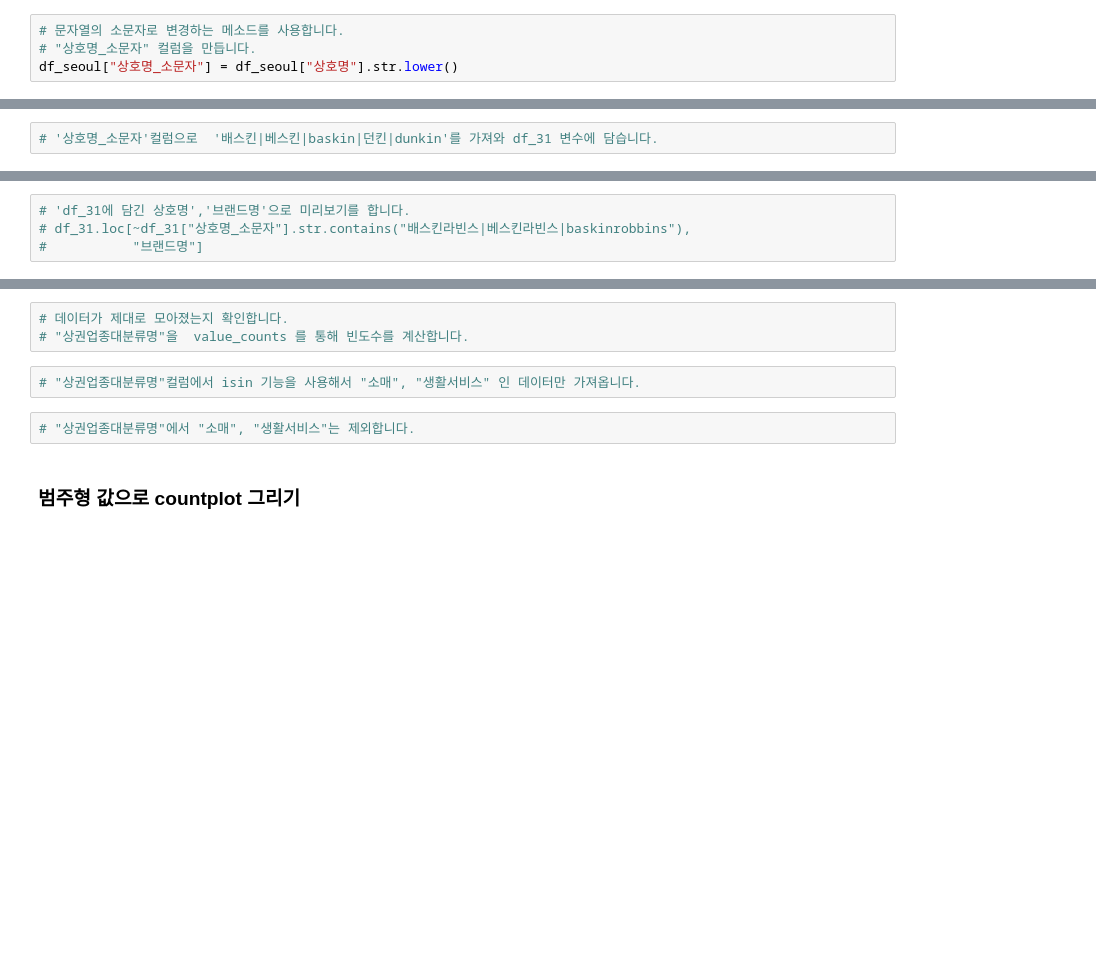
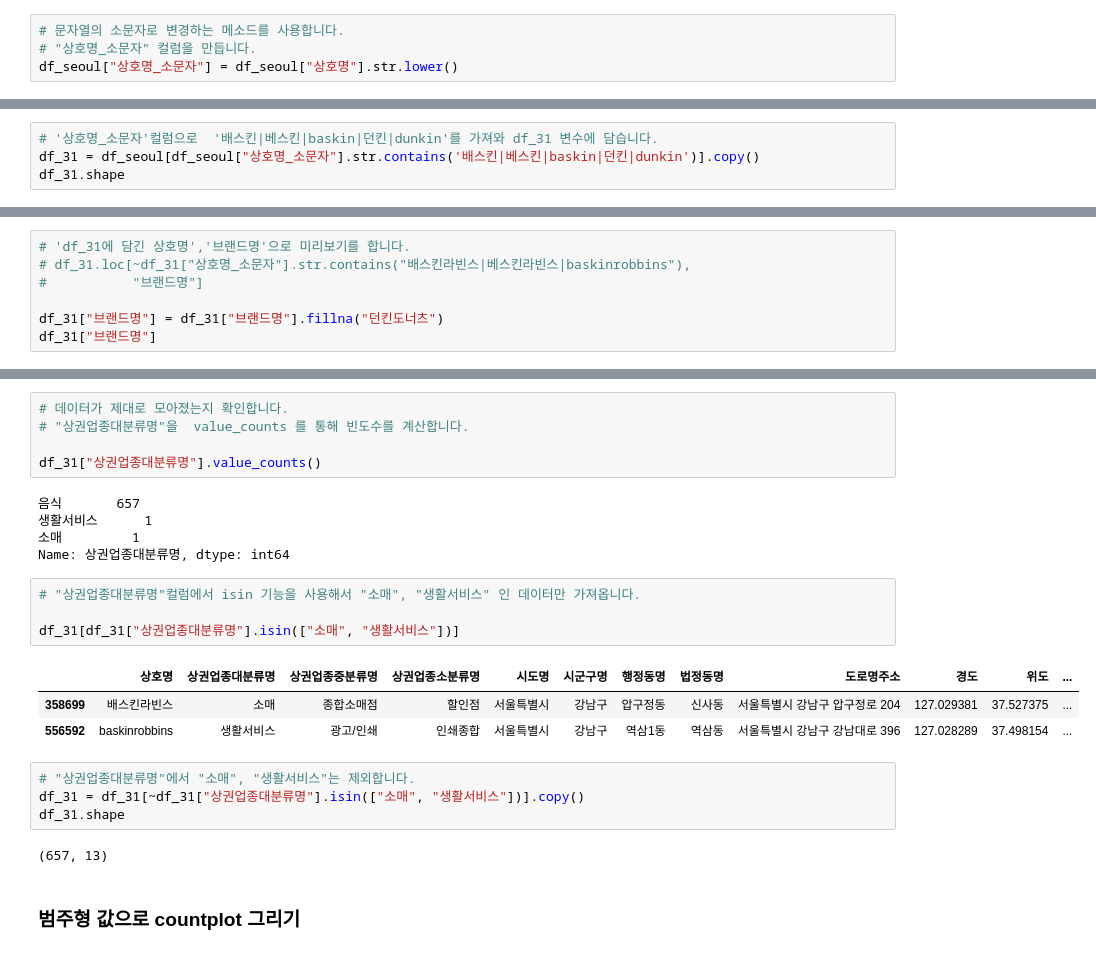
Before and after one commit to seonwoojh/Python_Tutorial, a Jupyter notebook: 03-franchise-eda-input.ipynb, the cells around one changed output, grey strips where cells are left out. Saved outputs shown, nothing was run; the diff lists cells and outputs as text; blank space fills up the shorter version.

```diff
--- a/03-franchise-eda-input.ipynb
+++ b/03-franchise-eda-input.ipynb
@@ -234,2 +246,4 @@ df_seoul["상호명_소문자"] = df_seoul["상호명"].str.lower()
 # %%
 # '상호명_소문자'컬럼으로  '배스킨|베스킨|baskin|던킨|dunkin'를 가져와 df_31 변수에 담습니다.
+df_31 = df_seoul[df_seoul["상호명_소문자"].str.contains('배스킨|베스킨|baskin|던킨|dunkin')].copy()
+df_31.shape
@@ -240,3 +266,6 @@ df_seoul["상호명_소문자"] = df_seoul["상호명"].str.lower()
 # 'df_31에 담긴 상호명','브랜드명'으로 미리보기를 합니다.
 # df_31.loc[~df_31["상호명_소문자"].str.contains("배스킨라빈스|베스킨라빈스|baskinrobbins"),
 #           "브랜드명"]
+
+df_31["브랜드명"] = df_31["브랜드명"].fillna("던킨도너츠")
+df_31["브랜드명"]
@@ -243,10 +285,27 @@ df_seoul["상호명_소문자"] = df_seoul["상호명"].str.lower()
 # %%
 # 데이터가 제대로 모아졌는지 확인합니다.
 # "상권업종대분류명"을  value_counts 를 통해 빈도수를 계산합니다.
+
+df_31["상권업종대분류명"].value_counts()
+# %% [output]
+음식       657
+생활서비스      1
+소매         1
+Name: 상권업종대분류명, dtype: int64
 # %%
 # "상권업종대분류명"컬럼에서 isin 기능을 사용해서 "소매", "생활서비스" 인 데이터만 가져옵니다.
+
+df_31[df_31["상권업종대분류명"].isin(["소매", "생활서비스"])]
+# %% [output]
+|  | 상호명 | 상권업종대분류명 | 상권업종중분류명 | 상권업종소분류명 | 시도명 | 시군구명 | 행정동명 | 법정동명 | 도로명주소 | 경도 | 위도 | ... |
+| 358699 | 배스킨라빈스 | 소매 | 종합소매점 | 할인점 | 서울특별시 | 강남구 | 압구정동 | 신사동 | 서울특별시 강남구 압구정로 204 | 127.029381 | 37.527375 | ... |
+| 556592 | baskinrobbins | 생활서비스 | 광고/인쇄 | 인쇄종합 | 서울특별시 | 강남구 | 역삼1동 | 역삼동 | 서울특별시 강남구 강남대로 396 | 127.028289 | 37.498154 | ... |
 # %%
 # "상권업종대분류명"에서 "소매", "생활서비스"는 제외합니다.
+df_31 = df_31[~df_31["상권업종대분류명"].isin(["소매", "생활서비스"])].copy()
+df_31.shape
+# %% [output]
+(657, 13)
 # %% [markdown]
 ### 범주형 값으로 countplot 그리기
 # %%
```
Also changed, not shown: parts of 7 cells of this notebook.
